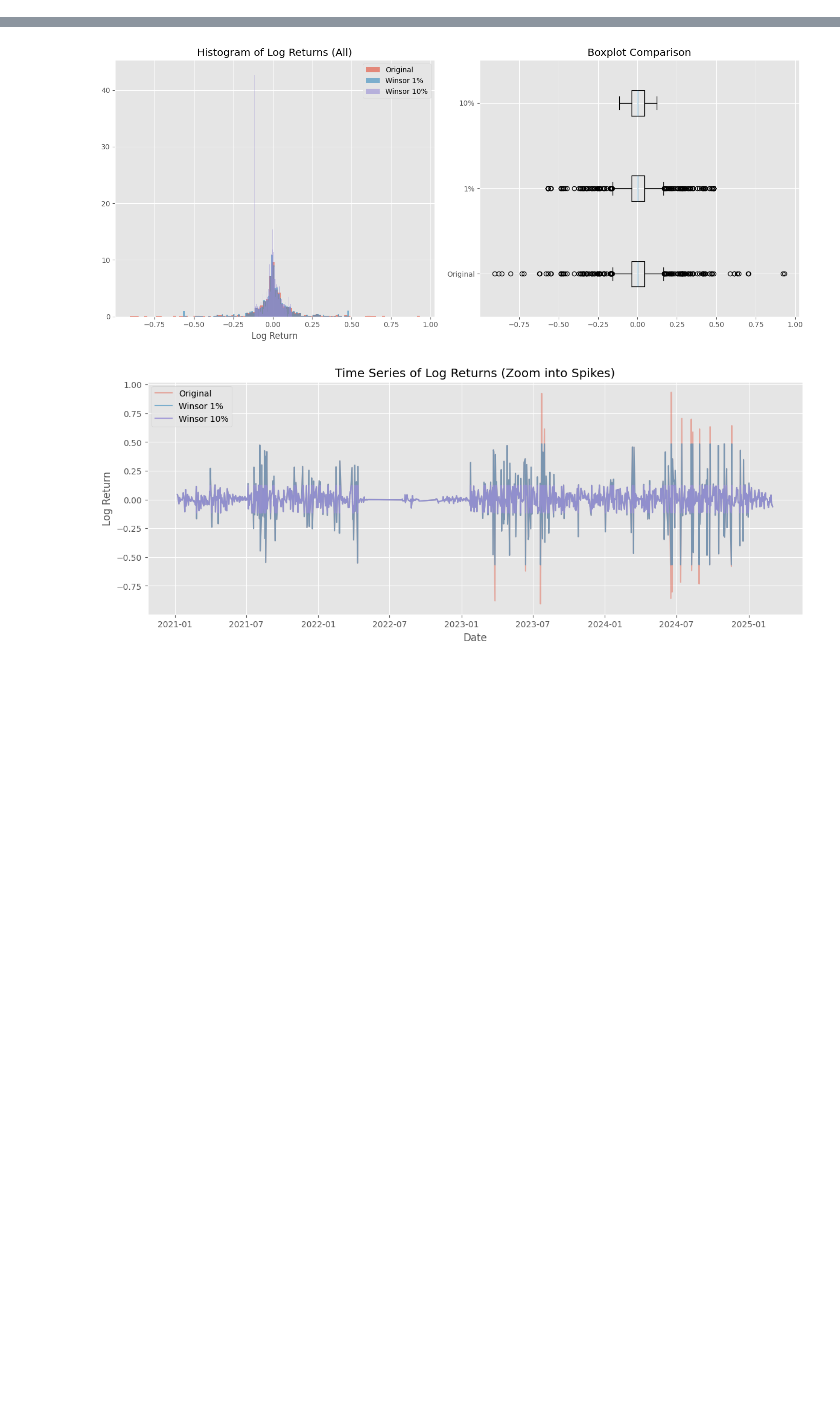
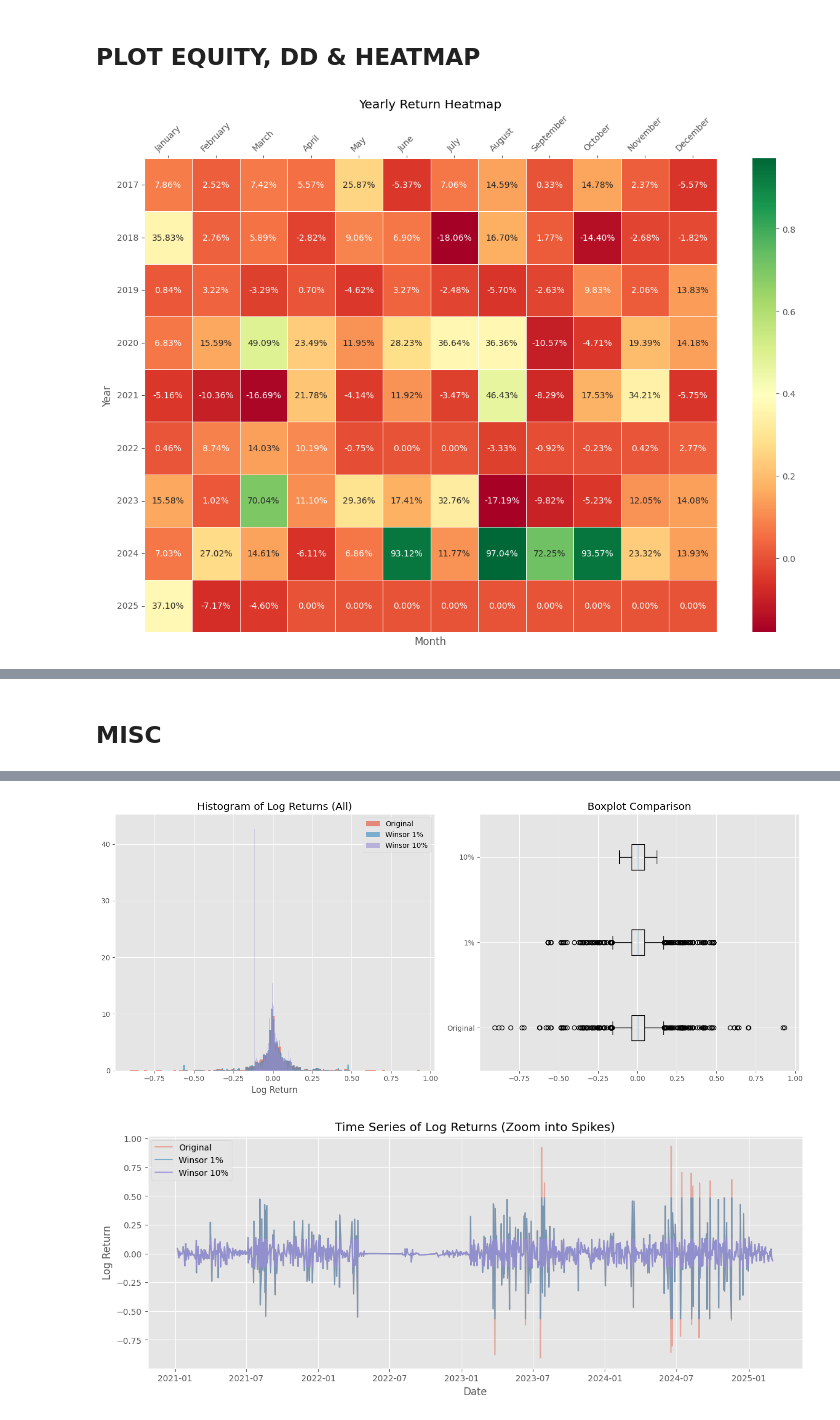
Before and after one commit to Zino-ctrlZ/QuantTools, a Jupyter notebook: EventDriven/demos/opt_wfa/analysis.ipynb, the cells around one changed output, grey strips where cells are left out. Drawn from its saved outputs; the diff is of its cells as text; code cells hidden in the pictures; blank space fills up the shorter version.

Commit message:
Slight changes to aggregator

```diff
--- a/EventDriven/demos/opt_wfa/analysis.ipynb
+++ b/EventDriven/demos/opt_wfa/analysis.ipynb
@@ -251,0 +362,2 @@ option_aggregator.plot_portfolio()
+# %% [markdown]
+## PLOT EQUITY, DD & HEATMAP
@@ -251,0 +379,4 @@ option_aggregator.plot_portfolio()
+# %%
+option_aggregator_zscore1.yearly_performance(True)
+# %% [output]
+[figure, added]
@@ -252,3 +394,5 @@ option_aggregator.plot_portfolio()
+# %% [markdown]
+## MISC
 # %%
 from scipy.stats.mstats import winsorize
 historical_eq = option_aggregator_zscore2._equity['Total']
```
Also changed, not shown: parts of 42 cells of this notebook, 5 other files.
